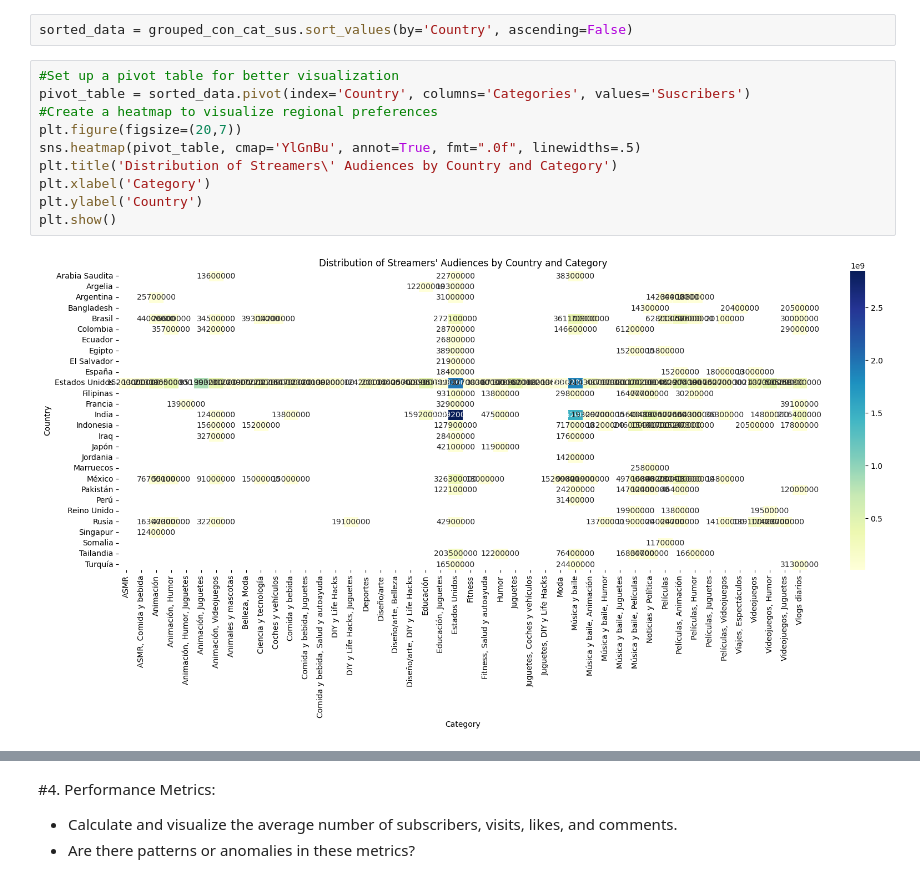
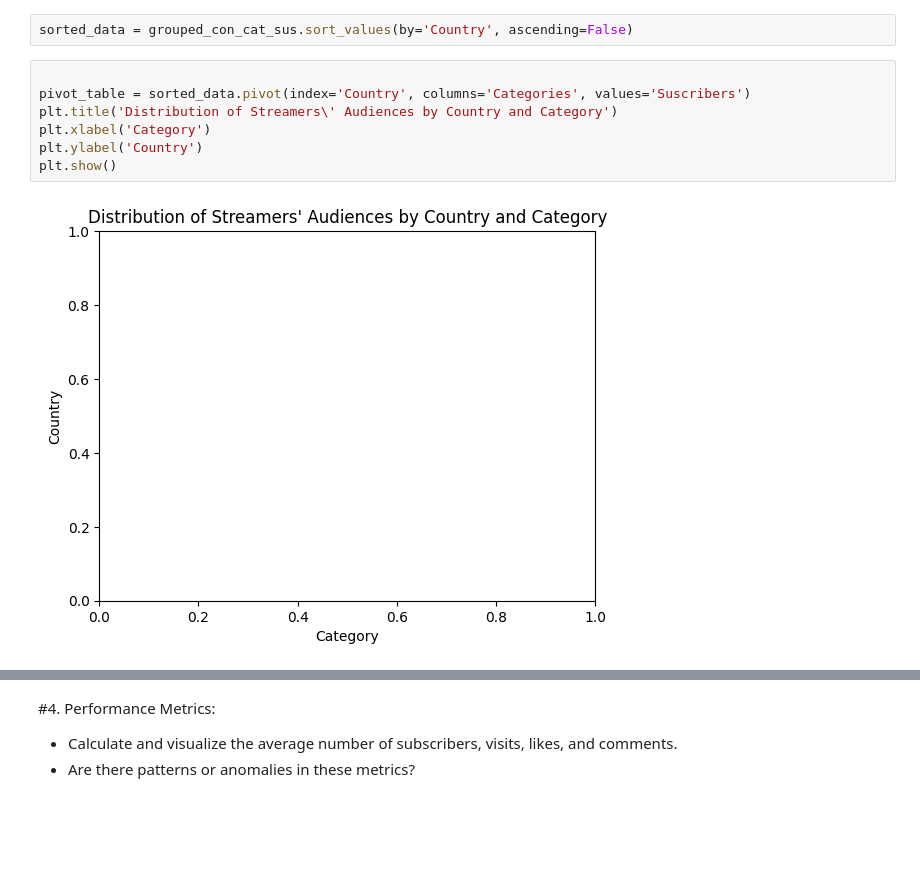
Before and after one commit to AndheraYoddha/-TASK-INTERN-CAREER, a Jupyter notebook: Youtube_Streamer.ipynb, the cells around one changed output, grey strips where cells are left out. Drawn from its saved outputs; the diff is of its cells as text; blank space fills up the shorter version.

```diff
--- a/Youtube_Streamer.ipynb
+++ b/Youtube_Streamer.ipynb
@@ -325,16 +266,13 @@ grouped_con_cat_sus = df.groupby(['Country', 'Categories'])['Suscribers'].sum().
 # %%
 sorted_data = grouped_con_cat_sus.sort_values(by='Country', ascending=False)
 # %%
-#Set up a pivot table for better visualization
+
 pivot_table = sorted_data.pivot(index='Country', columns='Categories', values='Suscribers')
-#Create a heatmap to visualize regional preferences
-plt.figure(figsize=(20,7))
-sns.heatmap(pivot_table, cmap='YlGnBu', annot=True, fmt=".0f", linewidths=.5)
 plt.title('Distribution of Streamers\' Audiences by Country and Category')
 plt.xlabel('Category')
 plt.ylabel('Country')
 plt.show()
 # %% [output]
-[figure, old version]
+[figure, new version]
 # %%
 grouped_con_cat_sus = (df.groupby(['Country', 'Categories'])['Suscribers'].sum().reset_index())
```
Also changed, not shown: parts of 6 cells of this notebook.
